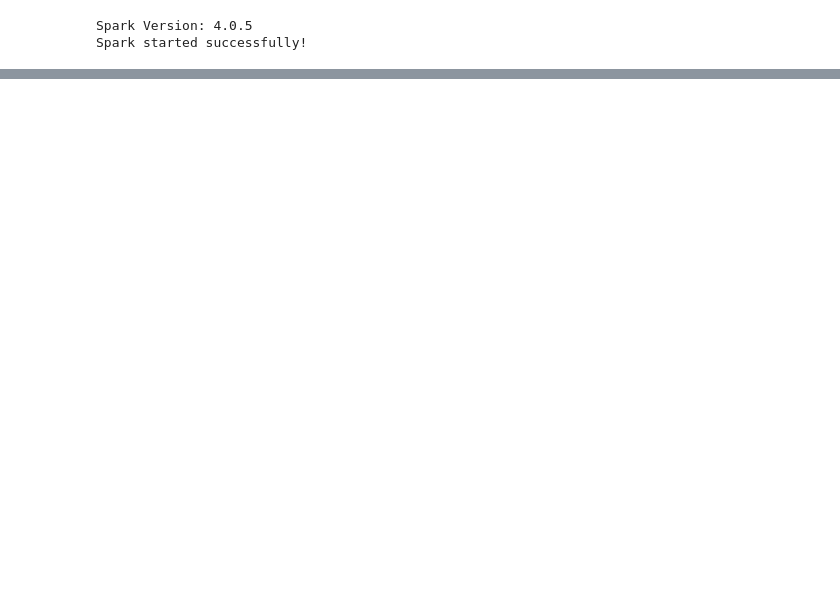
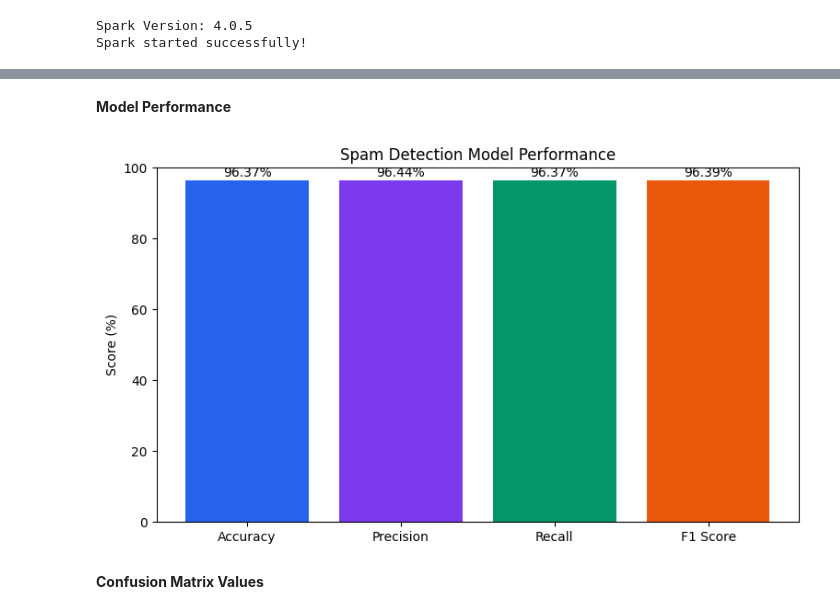
Before and after one commit to SaiSriram2004/Bootstrap_JavaScript_MERNTASKS, a Jupyter notebook: Big-Data-Project/email_spam_detection.ipynb, the cells around one changed output, grey strips where cells are left out. Cells and saved outputs as stored; diff of their text form; code cells hidden in the pictures; blank space fills up the shorter version.

```diff
--- a/Big-Data-Project/email_spam_detection.ipynb
+++ b/Big-Data-Project/email_spam_detection.ipynb
@@ -48,0 +279,6 @@ AnalysisException: [PATH_NOT_FOUND] Path does not exist: file:/content/spam_ham_
+# %%
+print("Training model...")
+
+model = pipeline.fit(train_data)
+
+print("Model trained successfully!")
@@ -48,0 +290,13 @@ AnalysisException: [PATH_NOT_FOUND] Path does not exist: file:/content/spam_ham_
+# %%
+predictions = model.transform(test_data)
+
+predictions.select(
+    "label",
+    "label_num",
+    "prediction",
+    "probability",
+    "text"
+).show(
+    10,
+    truncate=70
+)
@@ -48,0 +349,48 @@ AnalysisException: [PATH_NOT_FOUND] Path does not exist: file:/content/spam_ham_
+# %% [markdown]
+**Model Performance**
+# %%
+metrics_names = [
+    "Accuracy",
+    "Precision",
+    "Recall",
+    "F1 Score"
+]
+
+metrics_values = [
+    accuracy * 100,
+    precision * 100,
+    recall * 100,
+    f1 * 100
+]
+
+plt.figure(figsize=(9, 5))
+
+bars = plt.bar(
+    metrics_names,
+    metrics_values,
+    color=[
+        "#2563EB",
+        "#7C3AED",
+        "#059669",
+        "#EA580C"
+    ]
+)
+
+plt.title("Spam Detection Model Performance")
+plt.ylabel("Score (%)")
+plt.ylim(0, 100)
+
+for bar, value in zip(bars, metrics_values):
+
+    plt.text(
+        bar.get_x() + bar.get_width()/2,
+        value + 1,
+        f"{value:.2f}%",
+        ha="center"
+    )
+
+plt.show()
+# %% [output]
+[figure, added]
+# %% [markdown]
+**Confusion Matrix Values**
```
Also changed, not shown: parts of 65 cells of this notebook.
